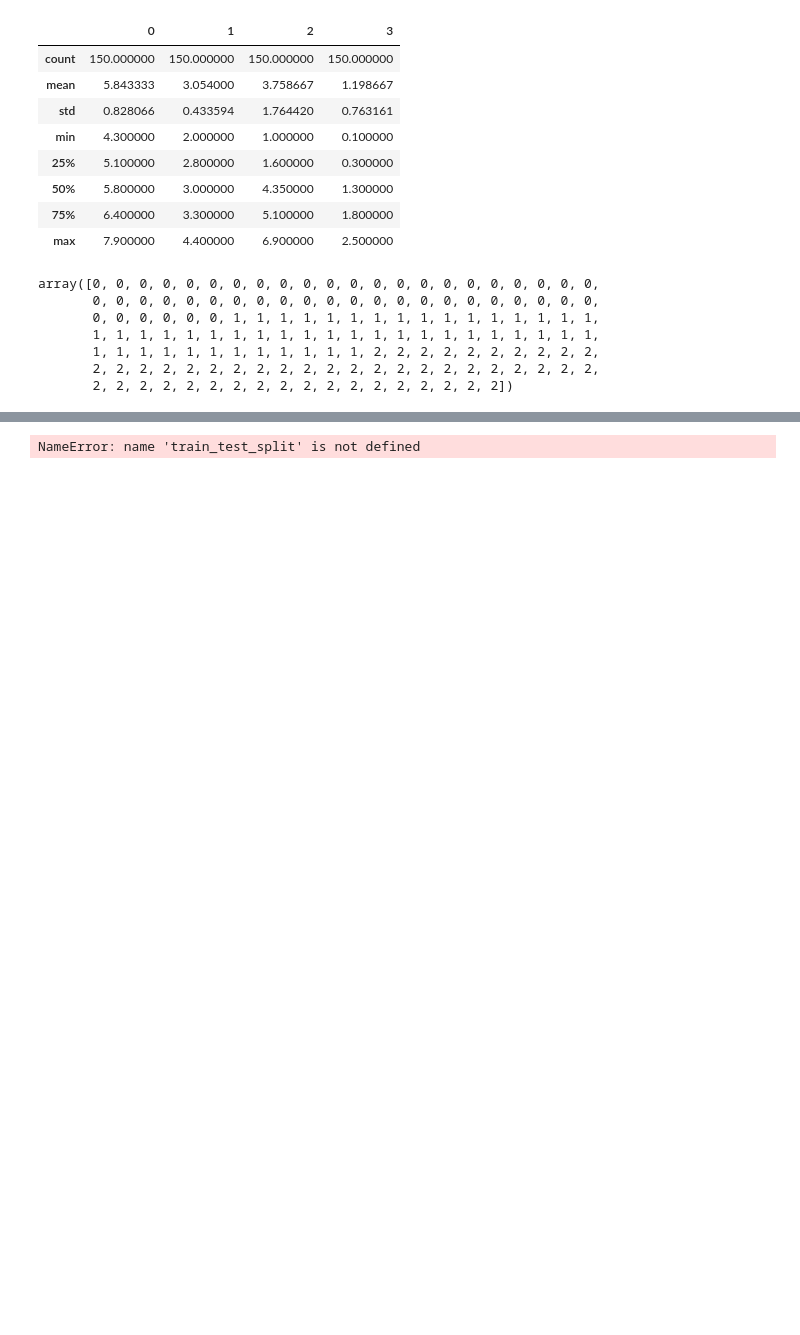
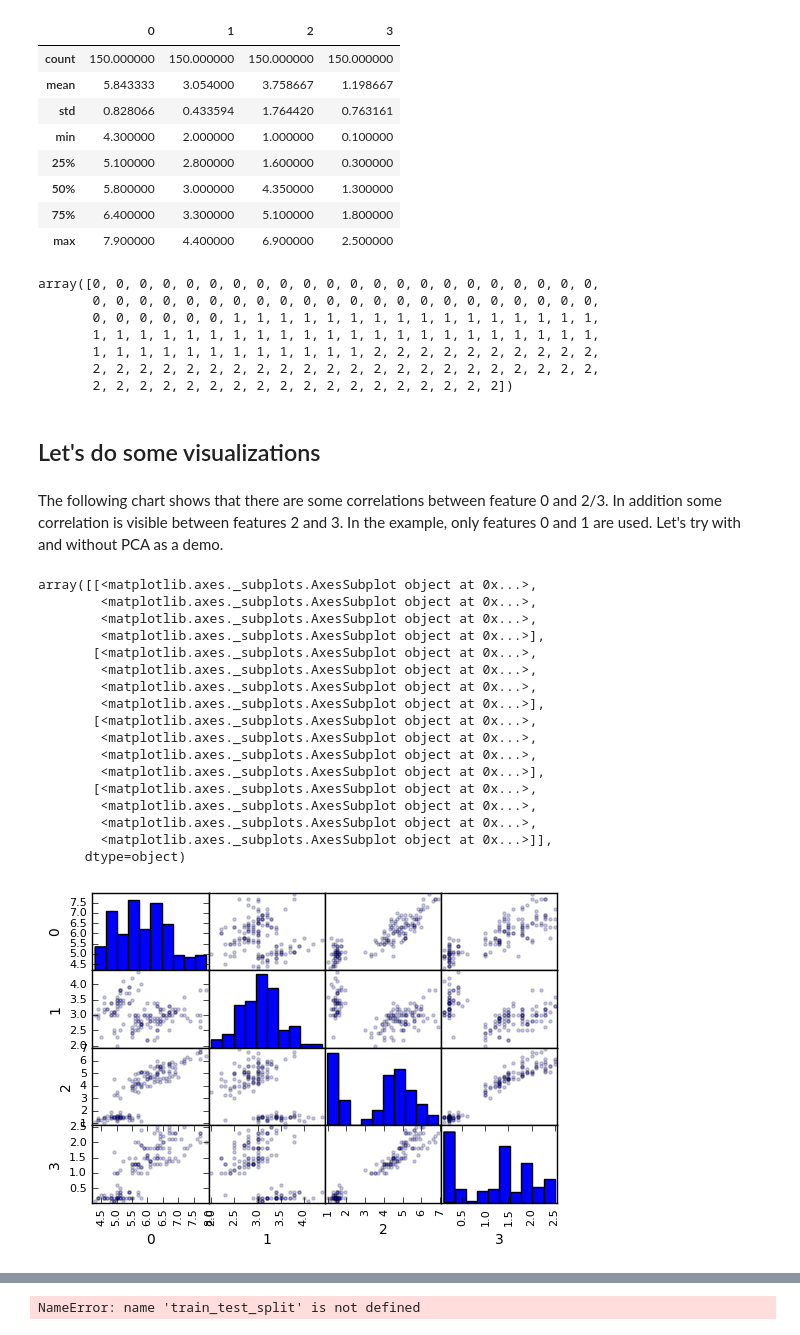
Before and after one commit to andreatrv/tests, a Jupyter notebook: iris.ipynb, the cells around one changed output, grey strips where cells are left out. Drawn from its saved outputs; the diff is of its cells as text; code cells hidden in the pictures; blank space fills up the shorter version.

```diff
--- a/iris.ipynb
+++ b/iris.ipynb
@@ -35,3 +46,29 @@ array([0, 0, 0, 0, 0, 0, 0, 0, 0, 0, 0, 0, 0, 0, 0, 0, 0, 0, 0, 0, 0, 0,
        1, 1, 1, 1, 1, 1, 1, 1, 1, 1, 1, 1, 2, 2, 2, 2, 2, 2, 2, 2, 2, 2,
        2, 2, 2, 2, 2, 2, 2, 2, 2, 2, 2, 2, 2, 2, 2, 2, 2, 2, 2, 2, 2, 2,
        2, 2, 2, 2, 2, 2, 2, 2, 2, 2, 2, 2, 2, 2, 2, 2, 2, 2])
+# %% [markdown]
+## Let's do some visualizations
+# %% [markdown]
+The following chart shows that there are some correlations between feature 0 and 2/3.  In addition some correlation is visible between features 2 and 3.  In the example, only features 0 and 1 are used.  Let's try with and without PCA as a demo.
+# %%
+from pandas.tools.plotting import scatter_matrix
+scatter_matrix(x_df, alpha=0.2)
+# %% [output]
+array([[<matplotlib.axes._subplots.AxesSubplot object at 0x...>,
+        <matplotlib.axes._subplots.AxesSubplot object at 0x...>,
+        <matplotlib.axes._subplots.AxesSubplot object at 0x...>,
+        <matplotlib.axes._subplots.AxesSubplot object at 0x...>],
+       [<matplotlib.axes._subplots.AxesSubplot object at 0x...>,
+        <matplotlib.axes._subplots.AxesSubplot object at 0x...>,
+        <matplotlib.axes._subplots.AxesSubplot object at 0x...>,
+        <matplotlib.axes._subplots.AxesSubplot object at 0x...>],
+       [<matplotlib.axes._subplots.AxesSubplot object at 0x...>,
+        <matplotlib.axes._subplots.AxesSubplot object at 0x...>,
+        <matplotlib.axes._subplots.AxesSubplot object at 0x...>,
+        <matplotlib.axes._subplots.AxesSubplot object at 0x...>],
+       [<matplotlib.axes._subplots.AxesSubplot object at 0x...>,
+        <matplotlib.axes._subplots.AxesSubplot object at 0x...>,
+        <matplotlib.axes._subplots.AxesSubplot object at 0x...>,
+        <matplotlib.axes._subplots.AxesSubplot object at 0x...>]],
+      dtype=object)
+[figure, added]
```
Also changed, not shown: parts of 7 cells of this notebook.
